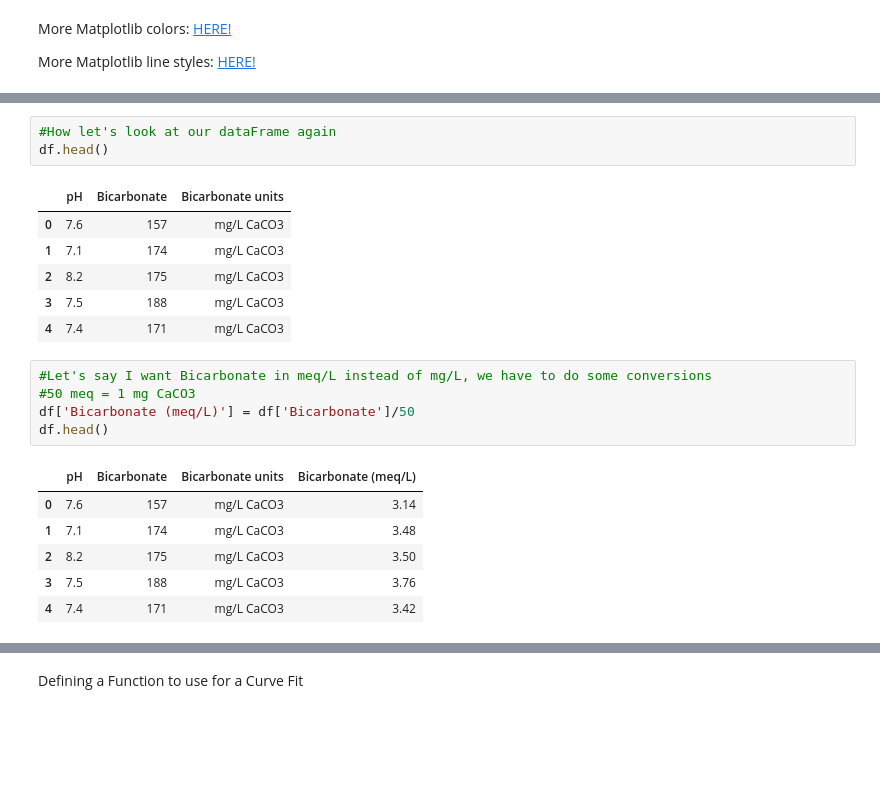
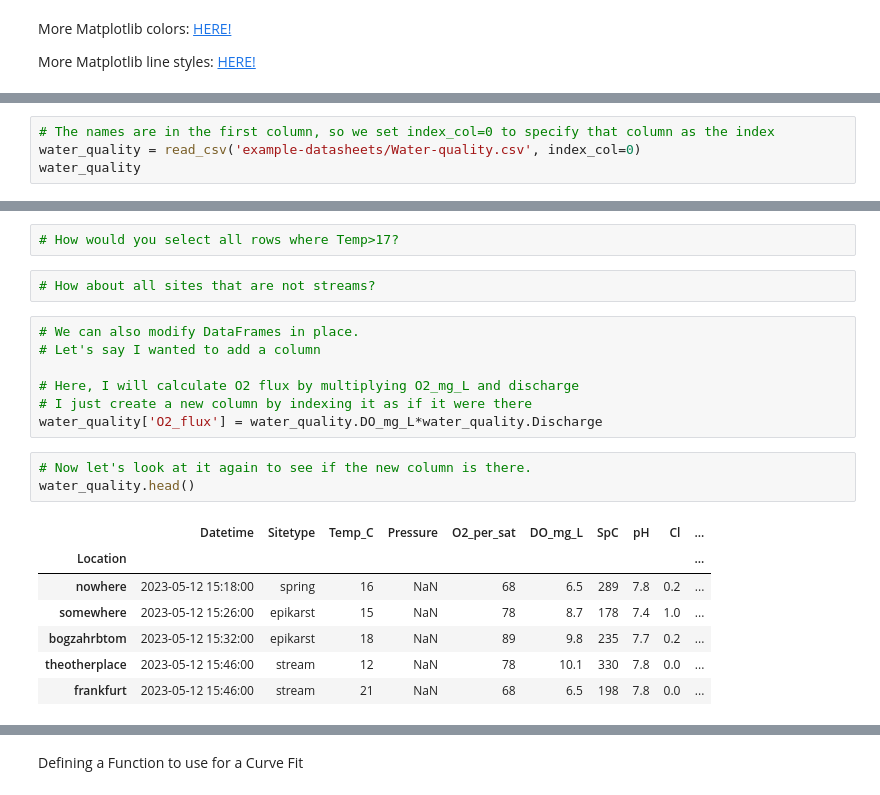
Before and after one commit to CovingtonResearchGroup/CCZ-student-python-training, a Jupyter notebook: Intro_to_Python.ipynb, the cells around one changed output, grey strips where cells are left out. Cells and saved outputs as stored; diff of their text form; blank space fills up the shorter version.

```diff
--- a/Intro_to_Python.ipynb
+++ b/Intro_to_Python.ipynb
@@ -283,0 +294,4 @@ df['Bicarbonate units'] = 'mg/L CaCO3'
+# %%
+# The names are in the first column, so we set index_col=0 to specify that column as the index
+water_quality = read_csv('example-datasheets/Water-quality.csv', index_col=0)
+water_quality
@@ -284,22 +418,22 @@ df['Bicarbonate units'] = 'mg/L CaCO3'
+# %%
+# How would you select all rows where Temp>17?
+# %%
+# How about all sites that are not streams?
+# %%
+# We can also modify DataFrames in place.
+# Let's say I wanted to add a column
+
+# Here, I will calculate O2 flux by multiplying O2_mg_L and discharge
+# I just create a new column by indexing it as if it were there
+water_quality['O2_flux'] = water_quality.DO_mg_L*water_quality.Discharge
 # %%
-#How let's look at our dataFrame again
-df.head()
+# Now let's look at it again to see if the new column is there.
+water_quality.head()
 # %% [output]
-|  | pH | Bicarbonate | Bicarbonate units |
-| 0 | 7.6 | 157 | mg/L CaCO3 |
-| 1 | 7.1 | 174 | mg/L CaCO3 |
-| 2 | 8.2 | 175 | mg/L CaCO3 |
-| 3 | 7.5 | 188 | mg/L CaCO3 |
-| 4 | 7.4 | 171 | mg/L CaCO3 |
+|  | Datetime | Sitetype | Temp_C | Pressure | O2_per_sat | DO_mg_L | SpC | pH | Cl | ... |
+| Location |  |  |  |  |  |  |  |  |  | ... |
+| nowhere | 2023-05-12 15:18:00 | spring | 16 | NaN | 68 | 6.5 | 289 | 7.8 | 0.2 | ... |
+| somewhere | 2023-05-12 15:26:00 | epikarst | 15 | NaN | 78 | 8.7 | 178 | 7.4 | 1.0 | ... |
+| bogzahrbtom | 2023-05-12 15:32:00 | epikarst | 18 | NaN | 89 | 9.8 | 235 | 7.7 | 0.2 | ... |
+| theotherplace | 2023-05-12 15:46:00 | stream | 12 | NaN | 78 | 10.1 | 330 | 7.8 | 0.0 | ... |
+| frankfurt | 2023-05-12 15:46:00 | stream | 21 | NaN | 68 | 6.5 | 198 | 7.8 | 0.0 | ... |
-# %%
-#Let's say I want Bicarbonate in meq/L instead of mg/L, we have to do some conversions
-#50 meq = 1 mg CaCO3
-df['Bicarbonate (meq/L)'] = df['Bicarbonate']/50
-df.head()
-# %% [output]
-|  | pH | Bicarbonate | Bicarbonate units | Bicarbonate (meq/L) |
-| 0 | 7.6 | 157 | mg/L CaCO3 | 3.14 |
-| 1 | 7.1 | 174 | mg/L CaCO3 | 3.48 |
-| 2 | 8.2 | 175 | mg/L CaCO3 | 3.50 |
-| 3 | 7.5 | 188 | mg/L CaCO3 | 3.76 |
-| 4 | 7.4 | 171 | mg/L CaCO3 | 3.42 |
```
Also changed, not shown: parts of 58 cells of this notebook, 3 other files.
